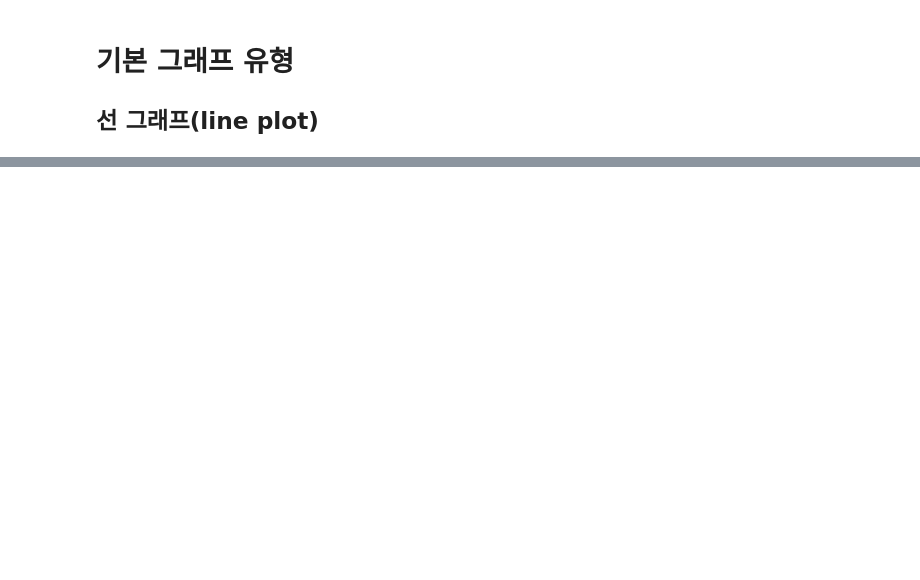
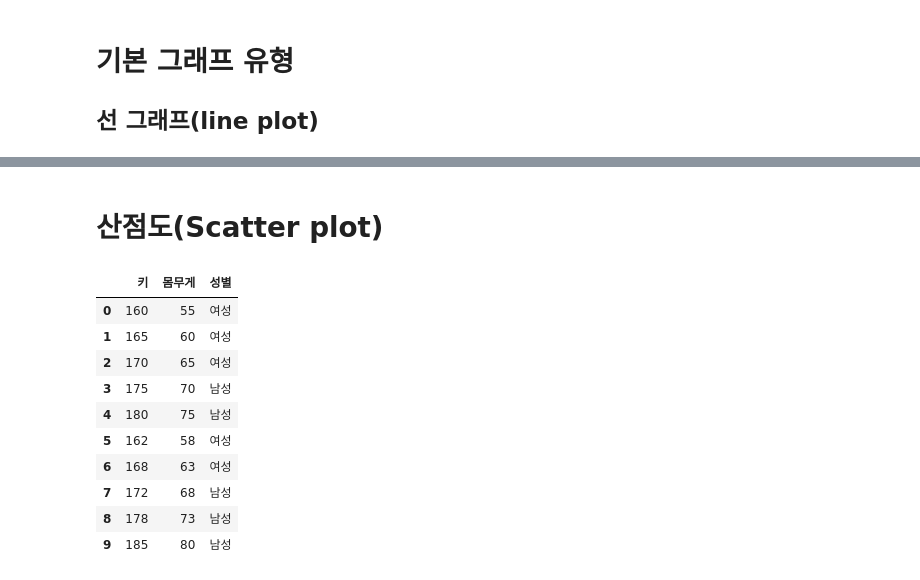
Before and after one commit to 2eenirv-commits/big0611, a Jupyter notebook: py/p02_데이터분석및시각화/ch06_plotly/ex02_기본그래프유형.ipynb, the cells around one changed output, grey strips where cells are left out. Saved outputs shown, nothing was run; the diff lists cells and outputs as text; code cells hidden in the pictures; blank space fills up the shorter version.

```diff
--- a/py/p02_데이터분석및시각화/ch06_plotly/ex02_기본그래프유형.ipynb
+++ b/py/p02_데이터분석및시각화/ch06_plotly/ex02_기본그래프유형.ipynb
@@ -60,0 +87,26 @@ for company in companies:
+# %% [markdown]
+# 산점도(Scatter plot)
+# %%
+# 1. 기본 산점도
+# 키와 몸무게 데이터
+height_weight = {
+    '키': [160, 165, 170, 175, 180, 162, 168, 172, 178, 185],
+    '몸무게': [55, 60, 65, 70, 75, 58, 63, 68, 73, 80],
+    '성별': ['여성', '여성', '여성', '남성', '남성',
+           '여성', '여성', '남성', '남성', '남성']
+}
+
+df_body = pd.DataFrame(height_weight)
+df_body
+# %% [output]
+|  | 키 | 몸무게 | 성별 |
+| 0 | 160 | 55 | 여성 |
+| 1 | 165 | 60 | 여성 |
+| 2 | 170 | 65 | 여성 |
+| 3 | 175 | 70 | 남성 |
+| 4 | 180 | 75 | 남성 |
+| 5 | 162 | 58 | 여성 |
+| 6 | 168 | 63 | 여성 |
+| 7 | 172 | 68 | 남성 |
+| 8 | 178 | 73 | 남성 |
+| 9 | 185 | 80 | 남성 |
```
Also changed, not shown: parts of 5 cells of this notebook.
